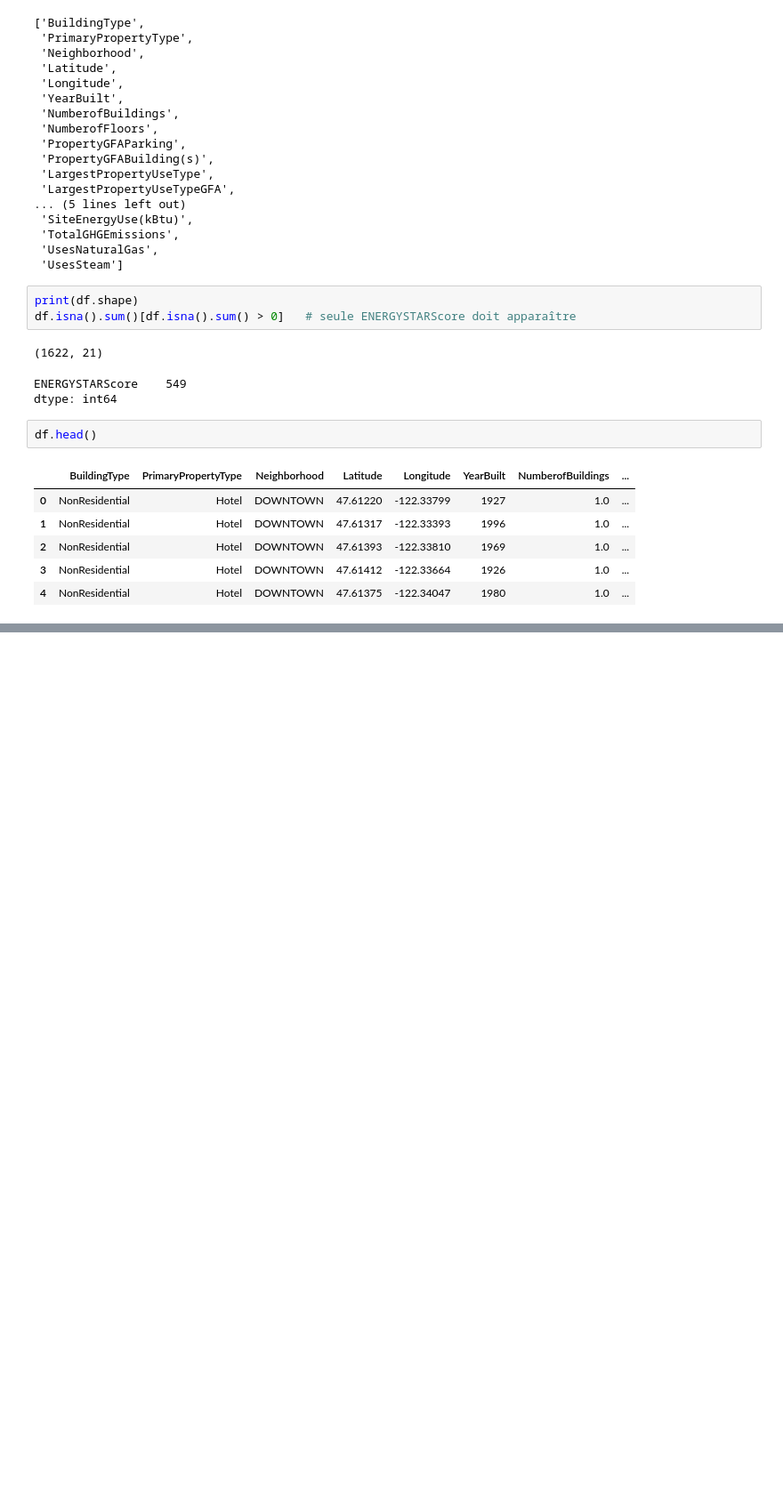
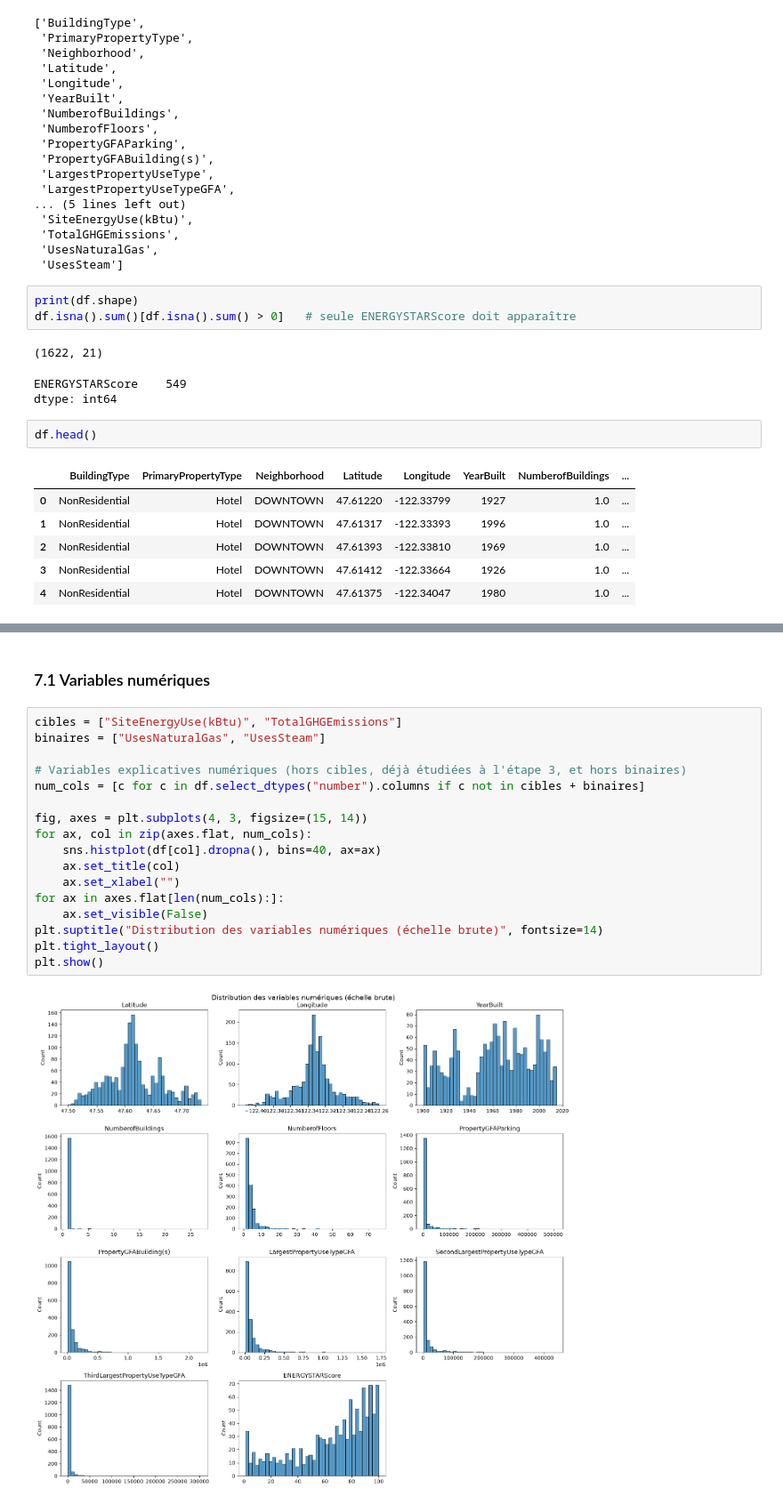
Before and after one commit to gvannesson/brief-seattle, a Jupyter notebook: notebooks/01_eda_gauthier.ipynb, the cells around one changed output, grey strips where cells are left out. Shown at 89% size. Saved outputs shown, nothing was run; the diff lists cells and outputs as text; blank space fills up the shorter version.

```diff
--- a/notebooks/01_eda_gauthier.ipynb
+++ b/notebooks/01_eda_gauthier.ipynb
@@ -454,0 +462,21 @@ df.head()
+# %% [markdown]
+### 7.1 Variables numériques
+# %%
+cibles = ["SiteEnergyUse(kBtu)", "TotalGHGEmissions"]
+binaires = ["UsesNaturalGas", "UsesSteam"]
+
+# Variables explicatives numériques (hors cibles, déjà étudiées à l'étape 3, et hors binaires)
+num_cols = [c for c in df.select_dtypes("number").columns if c not in cibles + binaires]
+
+fig, axes = plt.subplots(4, 3, figsize=(15, 14))
+for ax, col in zip(axes.flat, num_cols):
+    sns.histplot(df[col].dropna(), bins=40, ax=ax)
+    ax.set_title(col)
+    ax.set_xlabel("")
+for ax in axes.flat[len(num_cols):]:
+    ax.set_visible(False)
+plt.suptitle("Distribution des variables numériques (échelle brute)", fontsize=14)
+plt.tight_layout()
+plt.show()
+# %% [output]
+[figure, added]
```
Also changed, not shown: parts of 36 cells of this notebook.
